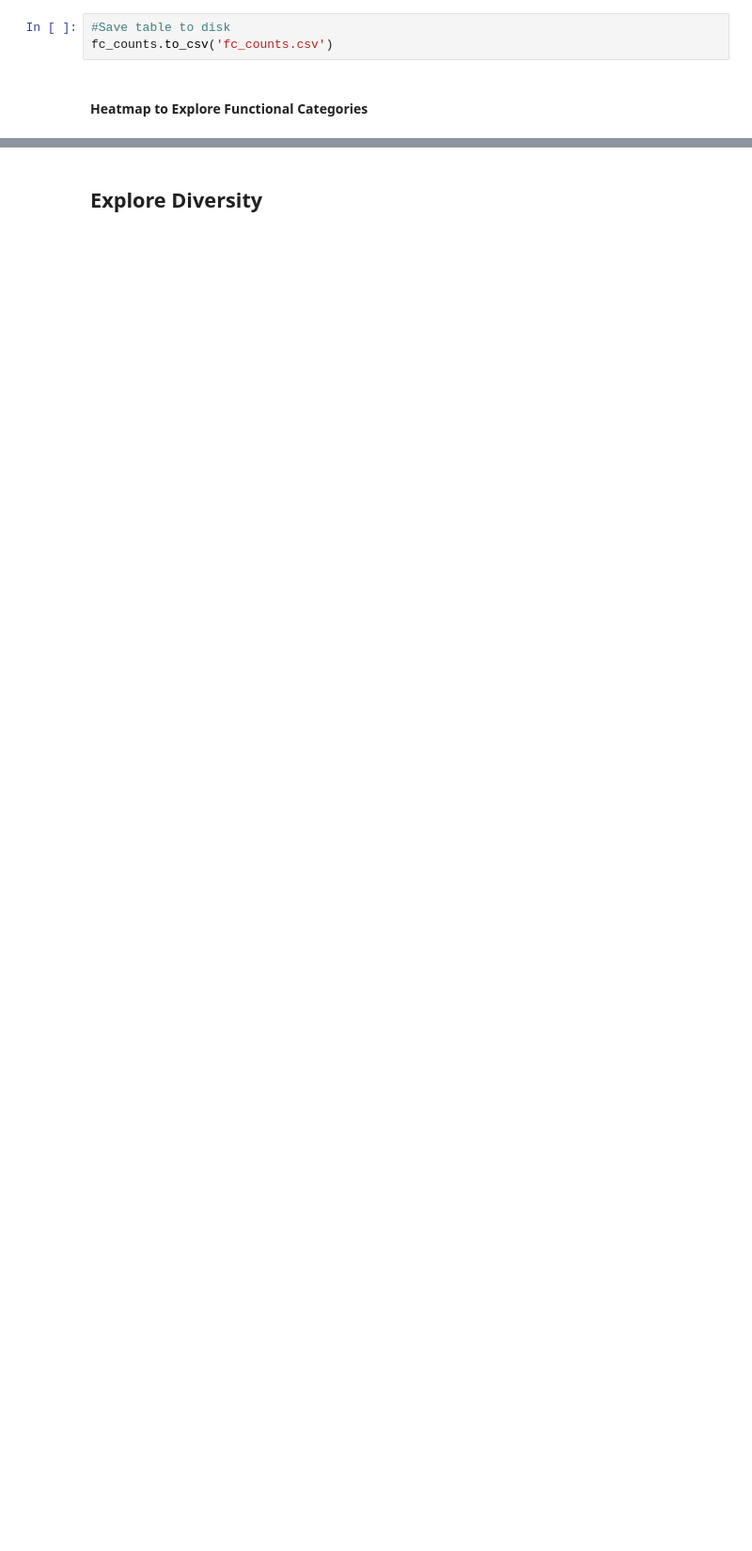
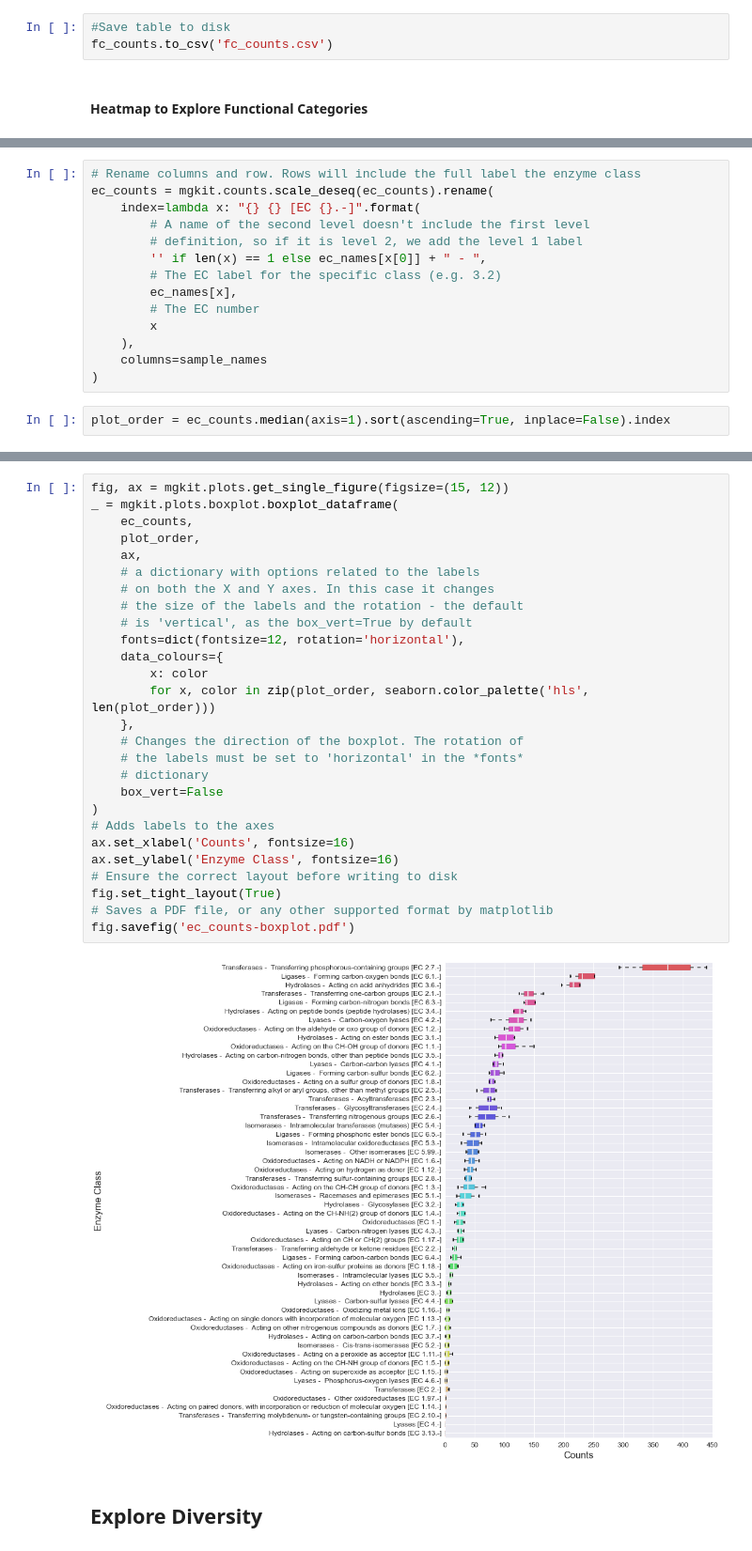
Before and after one commit to frubino/mgkit, a Jupyter notebook: docs/source/pipeline/Exploring-Metagenomic-Data.ipynb, the cells around one changed output, grey strips where cells are left out. Shown at 94% size. Saved outputs shown, nothing was run; the diff lists cells and outputs as text; blank space fills up the shorter version.

```diff
--- a/docs/source/pipeline/Exploring-Metagenomic-Data.ipynb
+++ b/docs/source/pipeline/Exploring-Metagenomic-Data.ipynb
@@ -174,0 +434,16 @@ fig.savefig('fc_counts-heatmap.pdf')
+# %%
+# Rename columns and row. Rows will include the full label the enzyme class
+ec_counts = mgkit.counts.scale_deseq(ec_counts).rename(
+    index=lambda x: "{} {} [EC {}.-]".format(
+        # A name of the second level doesn't include the first level
+        # definition, so if it is level 2, we add the level 1 label
+        '' if len(x) == 1 else ec_names[x[0]] + " - ",
+        # The EC label for the specific class (e.g. 3.2)
+        ec_names[x],
+        # The EC number
+        x
+    ),
+    columns=sample_names
+)
+# %%
+plot_order = ec_counts.median(axis=1).sort(ascending=True, inplace=False).index
@@ -175,2 +484,31 @@ fig.savefig('fc_counts-heatmap.pdf')
+# %%
+fig, ax = mgkit.plots.get_single_figure(figsize=(15, 12))
+_ = mgkit.plots.boxplot.boxplot_dataframe(
+    ec_counts,
+    plot_order,
+    ax,
+    # a dictionary with options related to the labels
+    # on both the X and Y axes. In this case it changes
+    # the size of the labels and the rotation - the default
+    # is 'vertical', as the box_vert=True by default
+    fonts=dict(fontsize=12, rotation='horizontal'),
+    data_colours={
+        x: color
+        for x, color in zip(plot_order, seaborn.color_palette('hls', len(plot_order)))
+    },
+    # Changes the direction of the boxplot. The rotation of
+    # the labels must be set to 'horizontal' in the *fonts*
+    # dictionary
+    box_vert=False
+)
+# Adds labels to the axes
+ax.set_xlabel('Counts', fontsize=16)
+ax.set_ylabel('Enzyme Class', fontsize=16)
+# Ensure the correct layout before writing to disk
+fig.set_tight_layout(True)
+# Saves a PDF file, or any other supported format by matplotlib
+fig.savefig('ec_counts-boxplot.pdf')
+# %% [output]
+[figure, added]
 # %% [markdown]
 ## Explore Diversity
```
Also changed, not shown: parts of 67 cells of this notebook, 1 other file.
